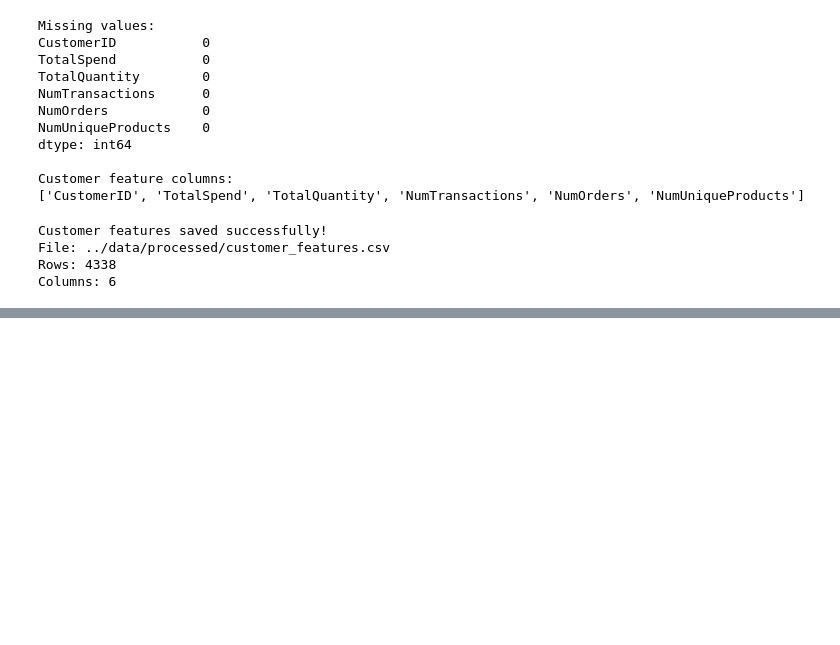
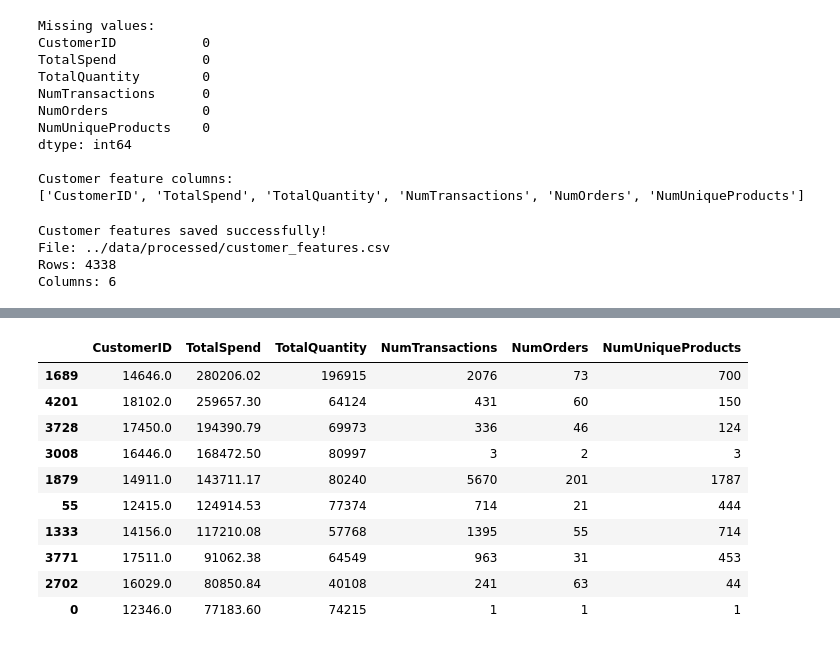
Before and after one commit to vanshika-2105/customer-segmentation-ml, a Jupyter notebook: notebooks/01_customer_segmentation_setup.ipynb, the cells around one changed output, grey strips where cells are left out. Saved outputs shown, nothing was run; the diff lists cells and outputs as text; code cells hidden in the pictures; blank space fills up the shorter version.

```diff
--- a/notebooks/01_customer_segmentation_setup.ipynb
+++ b/notebooks/01_customer_segmentation_setup.ipynb
@@ -361,0 +421,19 @@ Columns: 6
+# %%
+top_customers = customer_features.sort_values(
+    by="TotalSpend",
+    ascending=False
+).head(10)
+
+top_customers
+# %% [output]
+|  | CustomerID | TotalSpend | TotalQuantity | NumTransactions | NumOrders | NumUniqueProducts |
+| 1689 | 14646.0 | 280206.02 | 196915 | 2076 | 73 | 700 |
+| 4201 | 18102.0 | 259657.30 | 64124 | 431 | 60 | 150 |
+| 3728 | 17450.0 | 194390.79 | 69973 | 336 | 46 | 124 |
+| 3008 | 16446.0 | 168472.50 | 80997 | 3 | 2 | 3 |
+| 1879 | 14911.0 | 143711.17 | 80240 | 5670 | 201 | 1787 |
+| 55 | 12415.0 | 124914.53 | 77374 | 714 | 21 | 444 |
+| 1333 | 14156.0 | 117210.08 | 57768 | 1395 | 55 | 714 |
+| 3771 | 17511.0 | 91062.38 | 64549 | 963 | 31 | 453 |
+| 2702 | 16029.0 | 80850.84 | 40108 | 241 | 63 | 44 |
+| 0 | 12346.0 | 77183.60 | 74215 | 1 | 1 | 1 |
```
Also changed, not shown: parts of 6 cells of this notebook.
